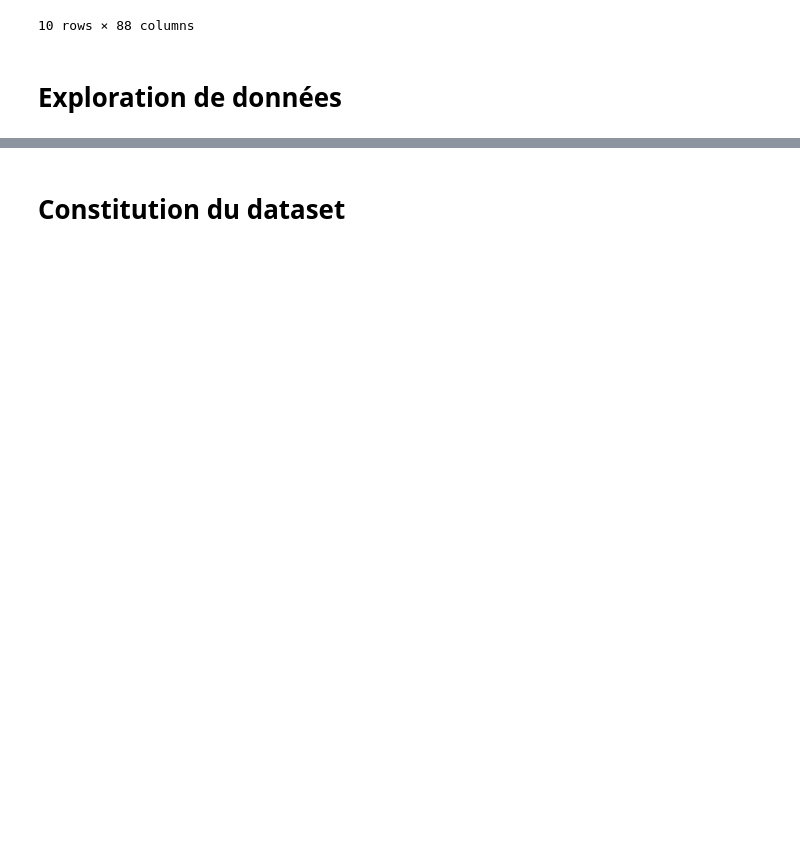
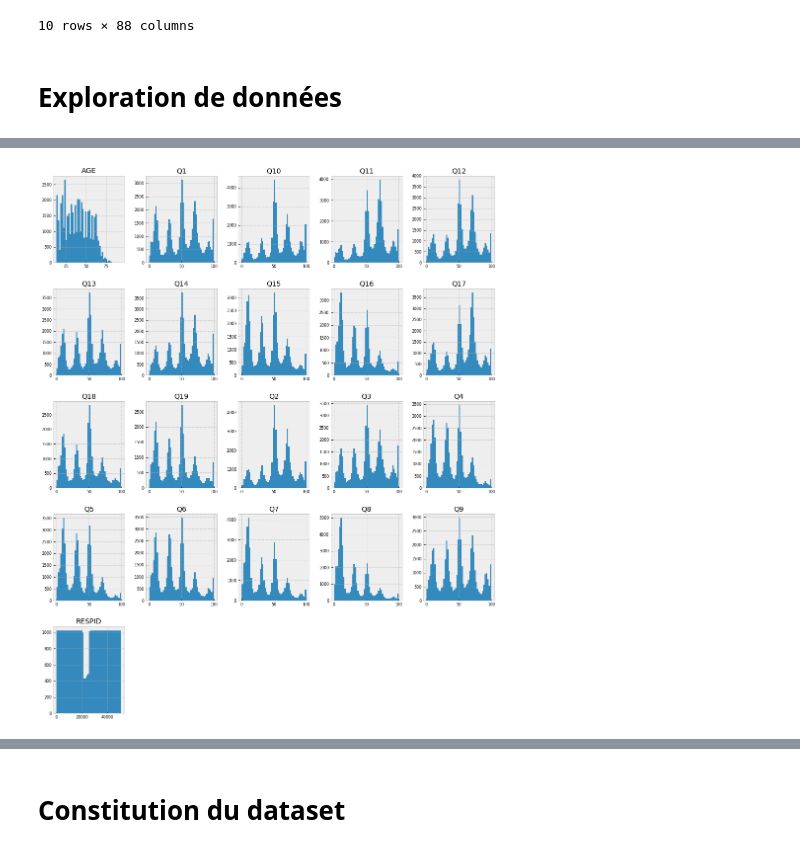
Before and after one commit to js-dev88/EMI-Music-Data-Science-Hackathon, a Jupyter notebook: EMI Music Data Science Hackathon.ipynb, the cells around one changed output, grey strips where cells are left out. Saved outputs shown, nothing was run; the diff lists cells and outputs as text; code cells hidden in the pictures; blank space fills up the shorter version.

```diff
--- a/EMI Music Data Science Hackathon.ipynb
+++ b/EMI Music Data Science Hackathon.ipynb
@@ -90,0 +221,6 @@ words.head(10)
+# %%
+# Répartition des valeurs numériques - users
+users_num = users.select_dtypes(include = ['int64', 'float64'])
+users_num.hist(figsize=(16, 20), bins=50, xlabelsize=8, ylabelsize=8);
+# %% [output]
+[figure, added]
```
Also changed, not shown: parts of 54 cells of this notebook.
